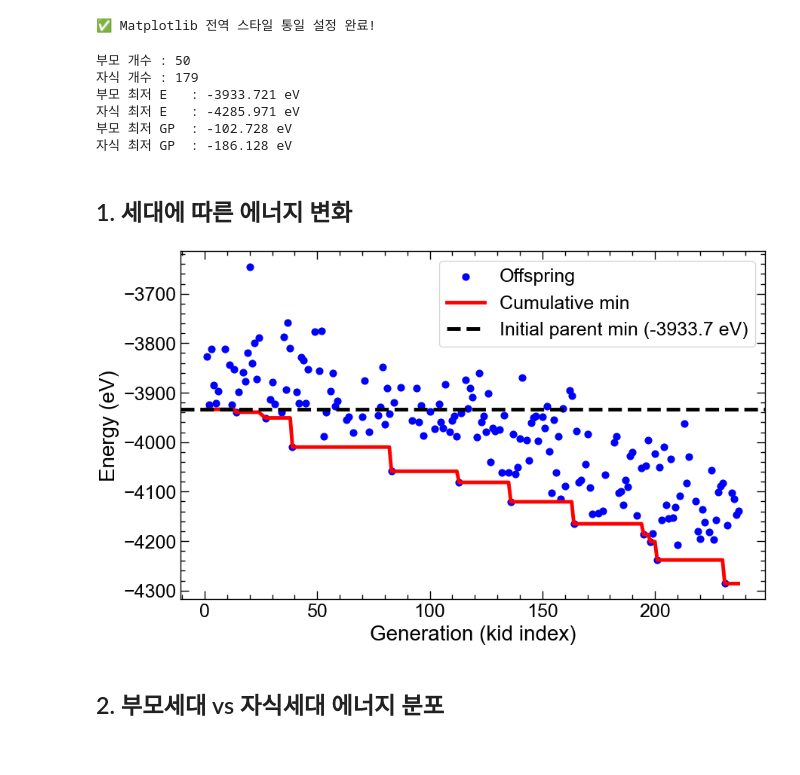
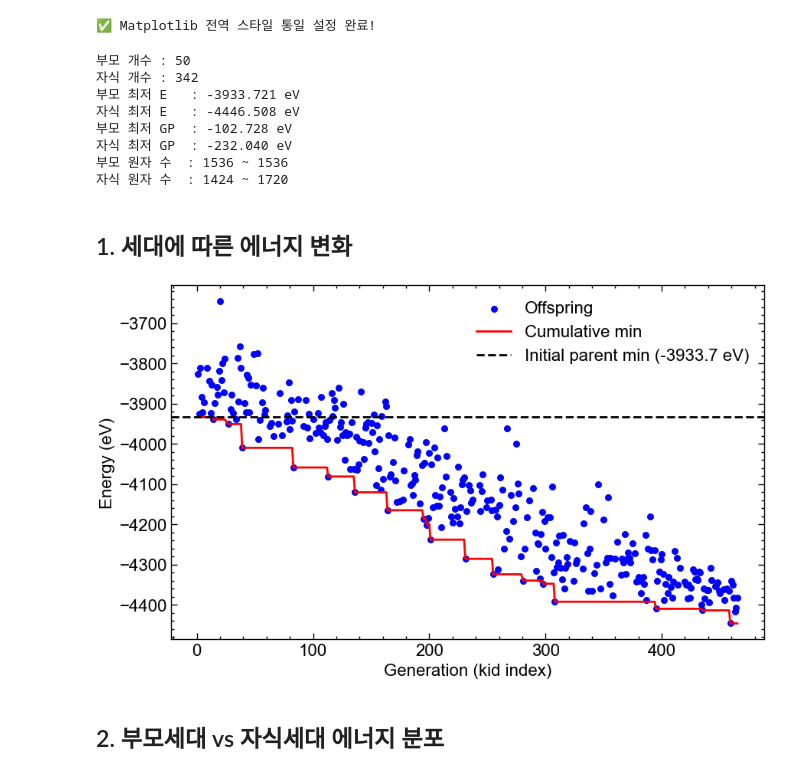
Before and after one commit to 00LKH/AgCu_Island, a Jupyter notebook: 04_plot/plot_ga.ipynb, the cells around one changed output. Cells and saved outputs as stored; diff of their text form; code cells hidden in the pictures.

```diff
--- a/04_plot/plot_ga.ipynb
+++ b/04_plot/plot_ga.ipynb
@@ -48,27 +52,33 @@ os.makedirs(FIG_DIR, exist_ok=True)
 
 db = connect(DB_PATH)
 
-parent_E, parent_GP = [], []
-kid_idx, kid_E, kid_GP = [], [], []
+# parent / kid 정보를 한 번의 순회로 모두 수집
+# (kid_E, kid_natoms 등이 항상 같은 db snapshot에서 나오도록 보장)
+parent_E, parent_GP, parent_natoms = [], [], []
+kid_idx, kid_E, kid_GP, kid_natoms = [], [], [], []
 
 for row in db.select():
     name = row.name
     if name.startswith('parent'):
         parent_E.append(row.eV)
         parent_GP.append(row.grandPot)
+        parent_natoms.append(row.natoms)
     elif name.startswith('s') and name[1:].isdigit():
         kid_idx.append(int(name[1:]))
         kid_E.append(row.eV)
         kid_GP.append(row.grandPot)
+        kid_natoms.append(row.natoms)
 
-parent_E  = np.asarray(parent_E)
-parent_GP = np.asarray(parent_GP)
+parent_E      = np.asarray(parent_E)
+parent_GP     = np.asarray(parent_GP)
+parent_natoms = np.asarray(parent_natoms)
 
 # kid 는 생성순으로 정렬
 order = np.argsort(kid_idx)
-kid_idx = np.asarray(kid_idx)[order]
-kid_E   = np.asarray(kid_E)[order]
-kid_GP  = np.asarray(kid_GP)[order]
+kid_idx    = np.asarray(kid_idx)[order]
+kid_E      = np.asarray(kid_E)[order]
+kid_GP     = np.asarray(kid_GP)[order]
+kid_natoms = np.asarray(kid_natoms)[order]
 
 # 누적 최저 에너지 (parent 까지 포함한 전체 최저값을 기준으로)
 init_min_E  = parent_E.min()
@@ -82,33 +92,37 @@ print(f'부모 최저 E   : {parent_E.min():.3f} eV')
 print(f'자식 최저 E   : {kid_E.min():.3f} eV')
 print(f'부모 최저 GP  : {parent_GP.min():.3f} eV')
 print(f'자식 최저 GP  : {kid_GP.min():.3f} eV')
+print(f'부모 원자 수  : {parent_natoms.min()} ~ {parent_natoms.max()}')
+print(f'자식 원자 수  : {kid_natoms.min()} ~ {kid_natoms.max()}')
 # %% [output]
 부모 개수 : 50
-자식 개수 : 179
+자식 개수 : 342
 부모 최저 E   : -3933.721 eV
-자식 최저 E   : -4285.971 eV
+자식 최저 E   : -4446.508 eV
 부모 최저 GP  : -102.728 eV
-자식 최저 GP  : -186.128 eV
+자식 최저 GP  : -232.040 eV
+부모 원자 수  : 1536 ~ 1536
+자식 원자 수  : 1424 ~ 1720
 # %% [markdown]
 ## 1. 세대에 따른 에너지 변화
 # %%
 fig, ax = plt.subplots()
 
-ax.scatter(kid_idx, kid_E, s=40, color='blue', label='Offspring') #alpha=0.6 edgecolor='none',
+ax.scatter(kid_idx, kid_E, s=30, color='blue', label='Offspring') #alpha=0.6 edgecolor='none',
 ax.plot(kid_idx, cum_min_E, color='red', label='Cumulative min')
 ax.axhline(parent_E.min(), color='k', ls='--', label=f'Initial parent min ({parent_E.min():.1f} eV)')
 
 ax.set_xlabel('Generation (kid index)')
 ax.set_ylabel('Energy (eV)')
 # ax.set_title('Energy vs. Generation')
 ax.legend(loc='upper right')#, fontsize=14)
 # ax.minorticks_on()
 # ax.xaxis.set_major_locator(ticker.MaxNLocator(integer=True))
 
 plt.savefig(os.path.join(FIG_DIR, '01_energy_vs_generation.png'))
 plt.show()
 # %% [output]
-[figure, old version]
+[figure, new version]
 # %% [markdown]
 ## 2. 부모세대 vs 자식세대 에너지 분포
 # %%
```
Also changed, not shown: parts of 10 cells of this notebook, 9 other files.
